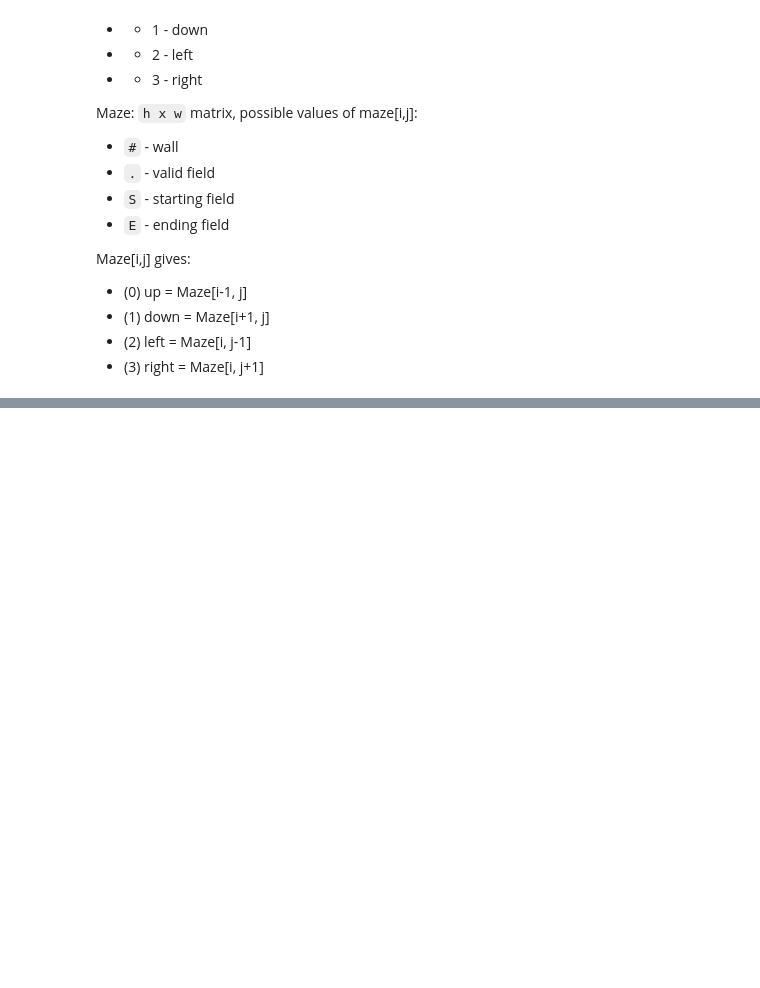
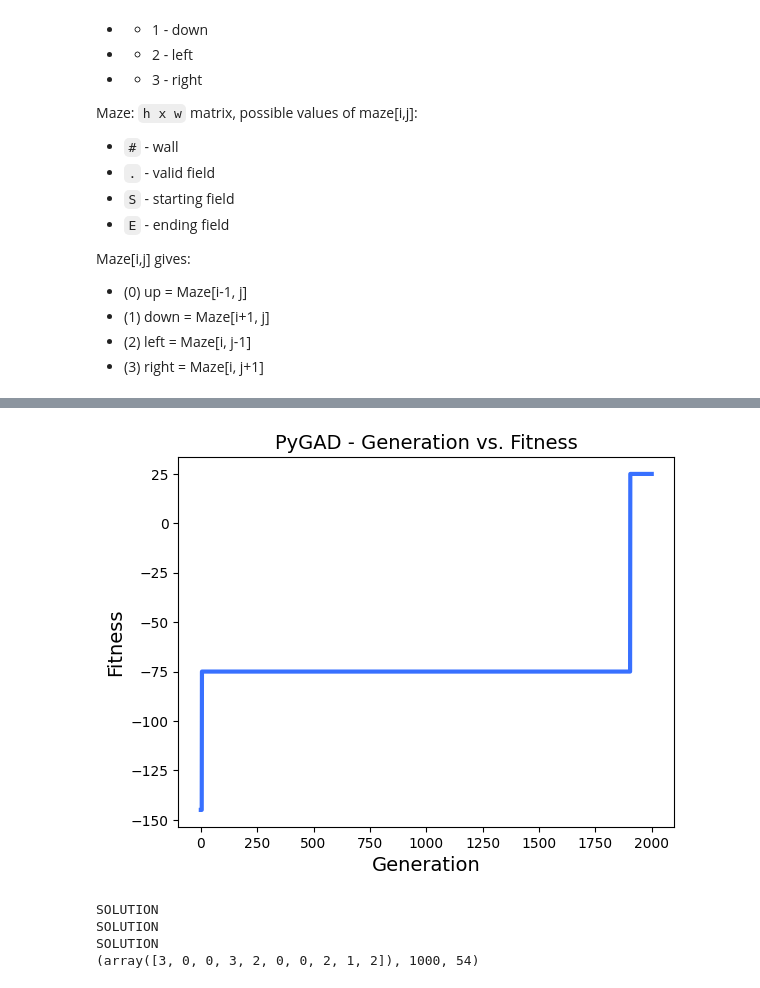
Before and after one commit to strojanski/IS-labs, a Jupyter notebook: seminarji/sem1.ipynb, the cells around one changed output, grey strips where cells are left out. Saved outputs shown, nothing was run; the diff lists cells and outputs as text; code cells hidden in the pictures; blank space fills up the shorter version.

```diff
--- a/seminarji/sem1.ipynb
+++ b/seminarji/sem1.ipynb
@@ -319,0 +392,10 @@ DFS
+# %%
+loaded = pygad.load("maze2-solved")
+loaded.plot_fitness()
+print(loaded.best_solution())
+# %% [output]
+[figure, added]
+SOLUTION
+SOLUTION
+SOLUTION
+(array([3, 0, 0, 3, 2, 0, 0, 2, 1, 2]), 1000, 54)
```
Also changed, not shown: parts of 15 cells of this notebook, 3 other files.
